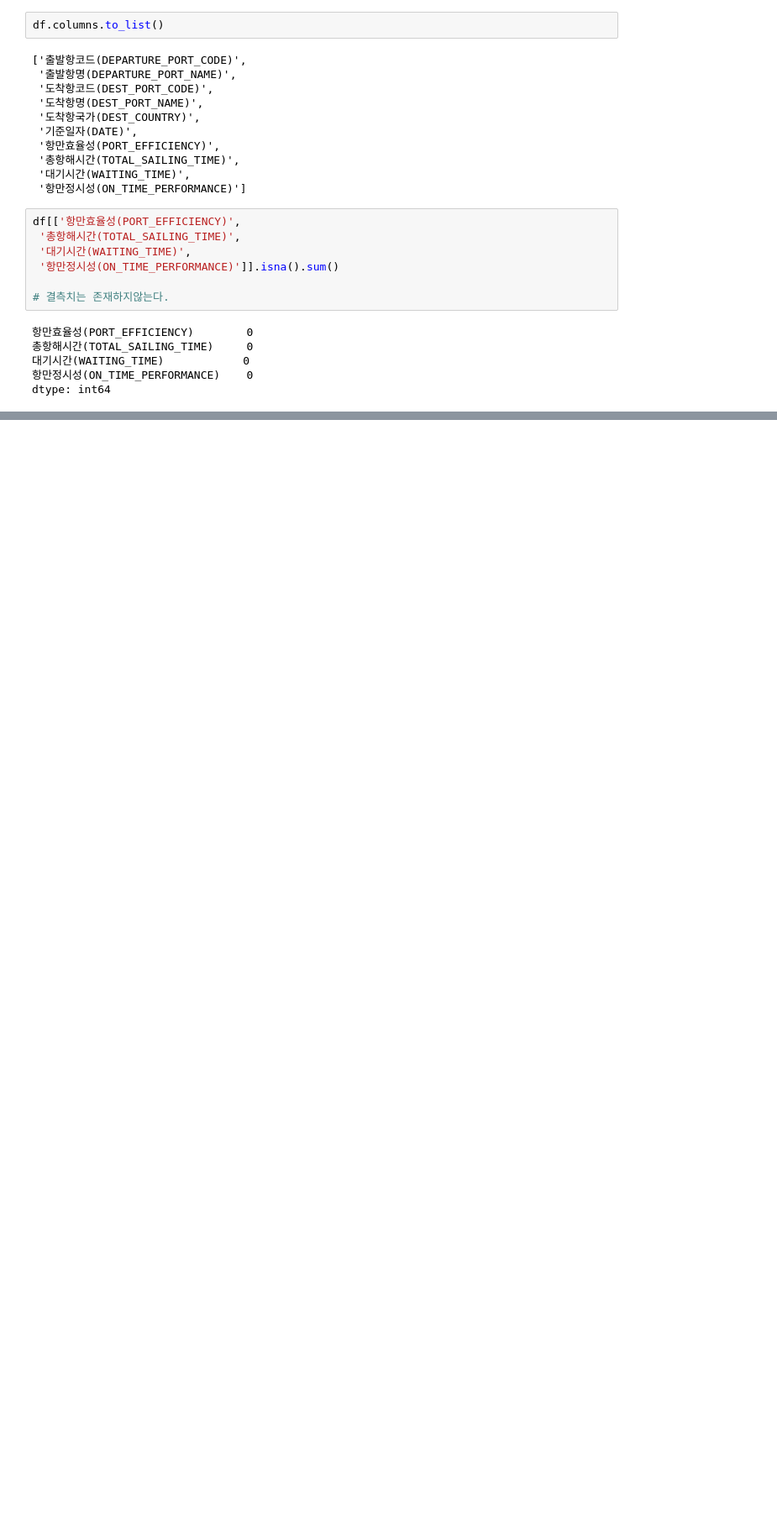
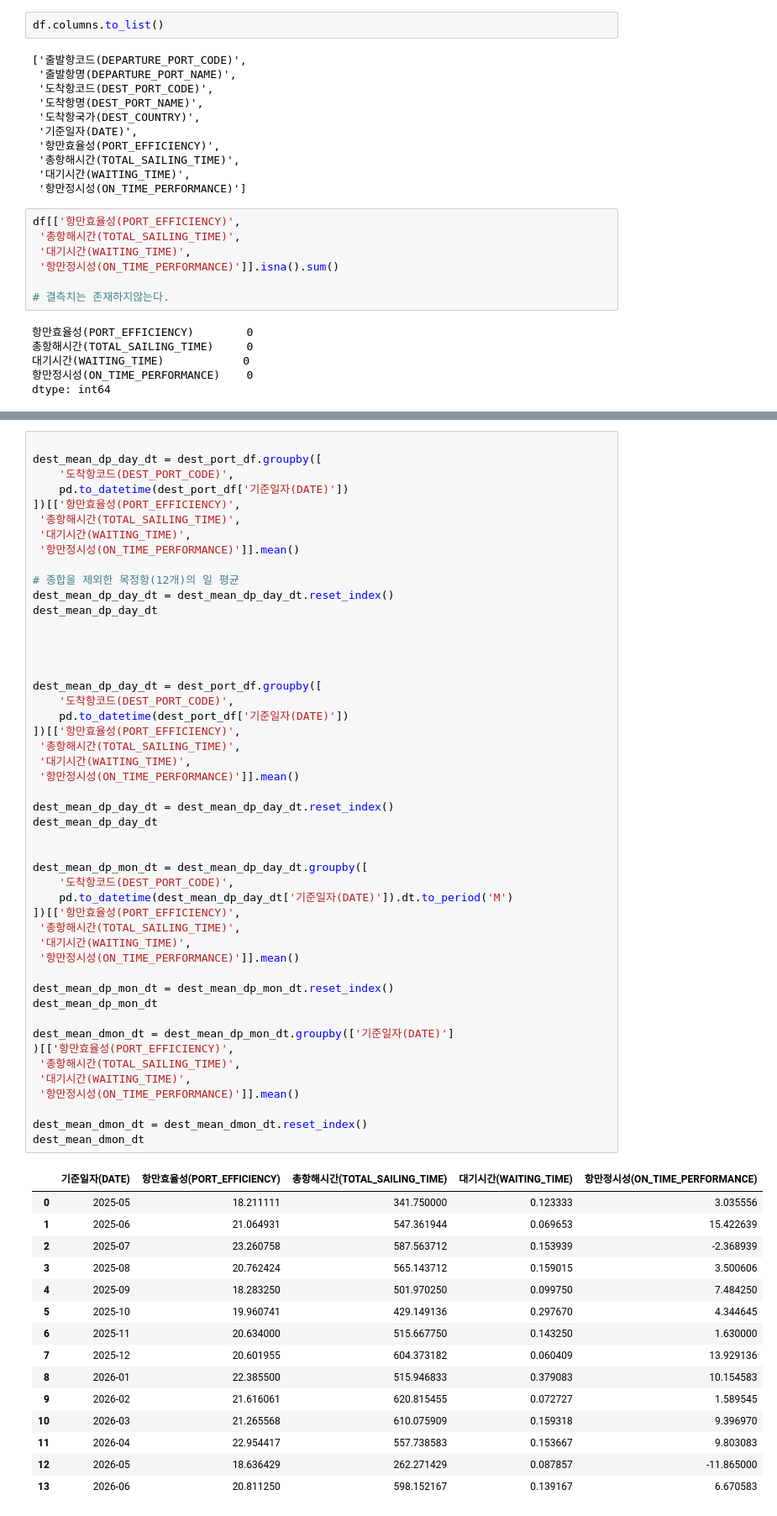
Before and after one commit to donghwa93/proj_session_2_tp3, a Jupyter notebook: analysis/analysis_kdh.ipynb, the cells around one changed output, grey strips where cells are left out. Shown at 84% size. Saved outputs shown, nothing was run; the diff lists cells and outputs as text; blank space fills up the shorter version.

```diff
--- a/analysis/analysis_kdh.ipynb
+++ b/analysis/analysis_kdh.ipynb
@@ -120,0 +323,64 @@ dest_port_df[
+# %%
+
+dest_mean_dp_day_dt = dest_port_df.groupby([
+    '도착항코드(DEST_PORT_CODE)',
+    pd.to_datetime(dest_port_df['기준일자(DATE)'])
+])[['항만효율성(PORT_EFFICIENCY)',
+ '총항해시간(TOTAL_SAILING_TIME)',
+ '대기시간(WAITING_TIME)',
+ '항만정시성(ON_TIME_PERFORMANCE)']].mean()
+
+# 종합을 제외한 목정항(12개)의 일 평균
+dest_mean_dp_day_dt = dest_mean_dp_day_dt.reset_index()
+dest_mean_dp_day_dt
+
+
+
+
+dest_mean_dp_day_dt = dest_port_df.groupby([
+    '도착항코드(DEST_PORT_CODE)',
+    pd.to_datetime(dest_port_df['기준일자(DATE)'])
+])[['항만효율성(PORT_EFFICIENCY)',
+ '총항해시간(TOTAL_SAILING_TIME)',
+ '대기시간(WAITING_TIME)',
+ '항만정시성(ON_TIME_PERFORMANCE)']].mean()
+
+dest_mean_dp_day_dt = dest_mean_dp_day_dt.reset_index()
+dest_mean_dp_day_dt
+
+
+dest_mean_dp_mon_dt = dest_mean_dp_day_dt.groupby([
+    '도착항코드(DEST_PORT_CODE)',
+    pd.to_datetime(dest_mean_dp_day_dt['기준일자(DATE)']).dt.to_period('M')
+])[['항만효율성(PORT_EFFICIENCY)',
+ '총항해시간(TOTAL_SAILING_TIME)',
+ '대기시간(WAITING_TIME)',
+ '항만정시성(ON_TIME_PERFORMANCE)']].mean()
+
+dest_mean_dp_mon_dt = dest_mean_dp_mon_dt.reset_index()
+dest_mean_dp_mon_dt
+
+dest_mean_dmon_dt = dest_mean_dp_mon_dt.groupby(['기준일자(DATE)']
+)[['항만효율성(PORT_EFFICIENCY)',
+ '총항해시간(TOTAL_SAILING_TIME)',
+ '대기시간(WAITING_TIME)',
+ '항만정시성(ON_TIME_PERFORMANCE)']].mean()
+
+dest_mean_dmon_dt = dest_mean_dmon_dt.reset_index()
+dest_mean_dmon_dt
+# %% [output]
+|  | 기준일자(DATE) | 항만효율성(PORT_EFFICIENCY) | 총항해시간(TOTAL_SAILING_TIME) | 대기시간(WAITING_TIME) | 항만정시성(ON_TIME_PERFORMANCE) |
+| 0 | 2025-05 | 18.211111 | 341.750000 | 0.123333 | 3.035556 |
+| 1 | 2025-06 | 21.064931 | 547.361944 | 0.069653 | 15.422639 |
+| 2 | 2025-07 | 23.260758 | 587.563712 | 0.153939 | -2.368939 |
+| 3 | 2025-08 | 20.762424 | 565.143712 | 0.159015 | 3.500606 |
+| 4 | 2025-09 | 18.283250 | 501.970250 | 0.099750 | 7.484250 |
+| 5 | 2025-10 | 19.960741 | 429.149136 | 0.297670 | 4.344645 |
+| 6 | 2025-11 | 20.634000 | 515.667750 | 0.143250 | 1.630000 |
+| 7 | 2025-12 | 20.601955 | 604.373182 | 0.060409 | 13.929136 |
+| 8 | 2026-01 | 22.385500 | 515.946833 | 0.379083 | 10.154583 |
+| 9 | 2026-02 | 21.616061 | 620.815455 | 0.072727 | 1.589545 |
+| 10 | 2026-03 | 21.265568 | 610.075909 | 0.159318 | 9.396970 |
+| 11 | 2026-04 | 22.954417 | 557.738583 | 0.153667 | 9.803083 |
+| 12 | 2026-05 | 18.636429 | 262.271429 | 0.087857 | -11.865000 |
+| 13 | 2026-06 | 20.811250 | 598.152167 | 0.139167 | 6.670583 |
```
Also changed, not shown: parts of 13 cells of this notebook, 1 other file.
